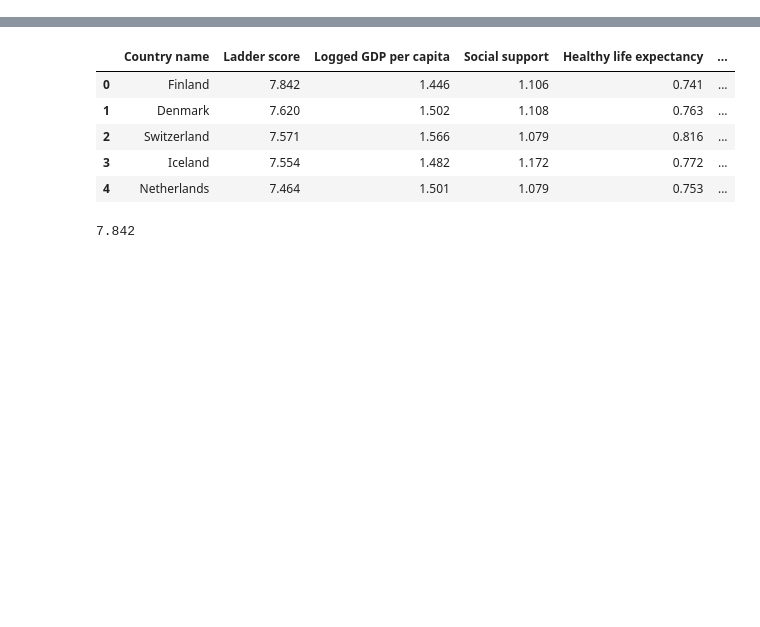
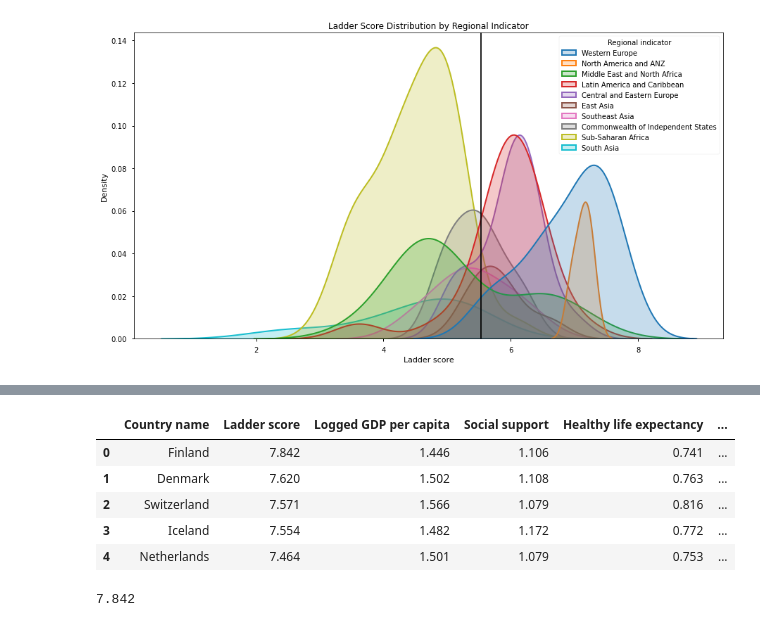
Before and after one commit to CristinaCod/World_Happiness_Report, a Jupyter notebook: World Happiness 2021.ipynb, the cells around one changed output, grey strips where cells are left out. Drawn from its saved outputs; the diff is of its cells as text; code cells hidden in the pictures; blank space fills up the shorter version.

```diff
--- a/World Happiness 2021.ipynb
+++ b/World Happiness 2021.ipynb
@@ -15,3 +29,11 @@ postcovid_df.head()
+# %%
+plt.figure(figsize = (15,8))
+sns.kdeplot(postcovid_df["Ladder score"], hue = postcovid_df["Regional indicator"], fill = True, linewidth = 2)
+plt.axvline(postcovid_df["Ladder score"].mean(), c = "black")
+plt.title("Ladder Score Distribution by Regional Indicator")
+plt.show()
+# %% [output]
+[figure, added]
 # %%
 postcovid_df = postcovid_df.drop(columns =['Regional indicator',
                                            'Standard error of ladder score',
```
Also changed, not shown: parts of 5 cells of this notebook.
